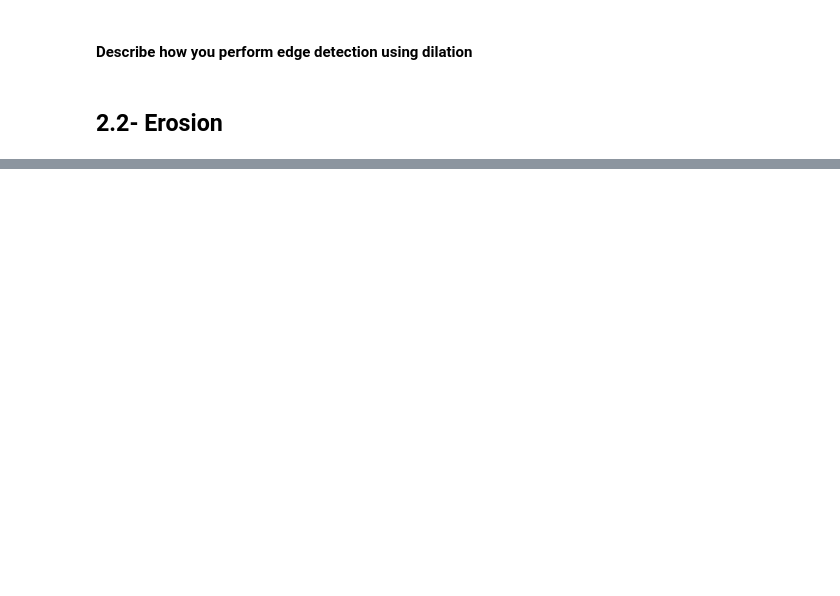
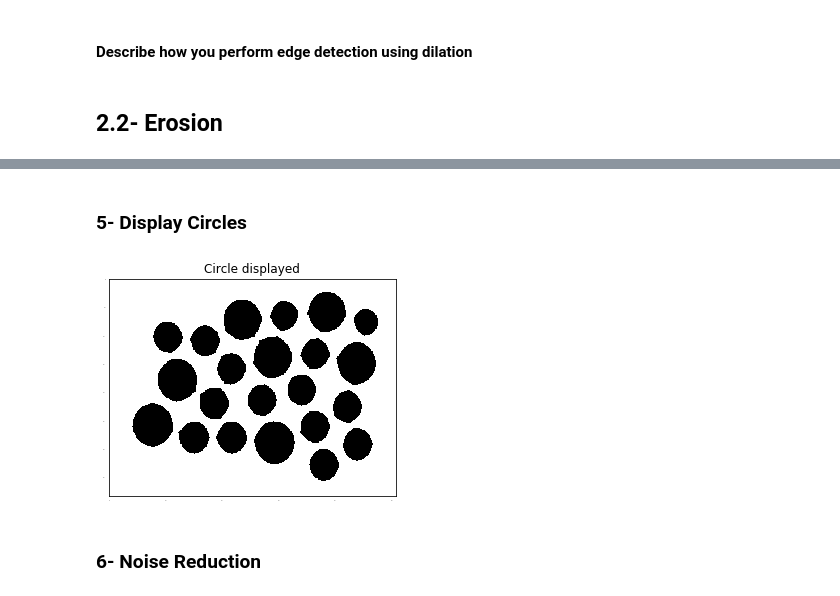
Before and after one commit to MennaMuhammed/ImageAssg2, a Jupyter notebook: ImagProc-Assg2.ipynb, the cells around one changed output, grey strips where cells are left out. Cells and saved outputs as stored; diff of their text form; code cells hidden in the pictures; blank space fills up the shorter version.

```diff
--- a/ImagProc-Assg2.ipynb
+++ b/ImagProc-Assg2.ipynb
@@ -24,6 +24,9 @@ def showImgBin(img):
     temp = img
     testimageplot = plt.imshow(temp,'gray')
     return temp
+def contrast(img):
+    image = (255-img)
+    return image
 # %% [markdown]
 ## 2.1- Dilation
 # %%
@@ -116,0 +146,10 @@ def erode_cross(img,ksize):
+# %% [markdown]
+### 5- Display Circles
+# %%
+dcircle = circleDisplay(circle,10,70)
+y = showImg(dcircle)
+yt = plt.title('Circle displayed')
+# %% [output]
+[figure, added]
+# %% [markdown]
+### 6- Noise Reduction
```
Also changed, not shown: parts of 14 cells of this notebook.
